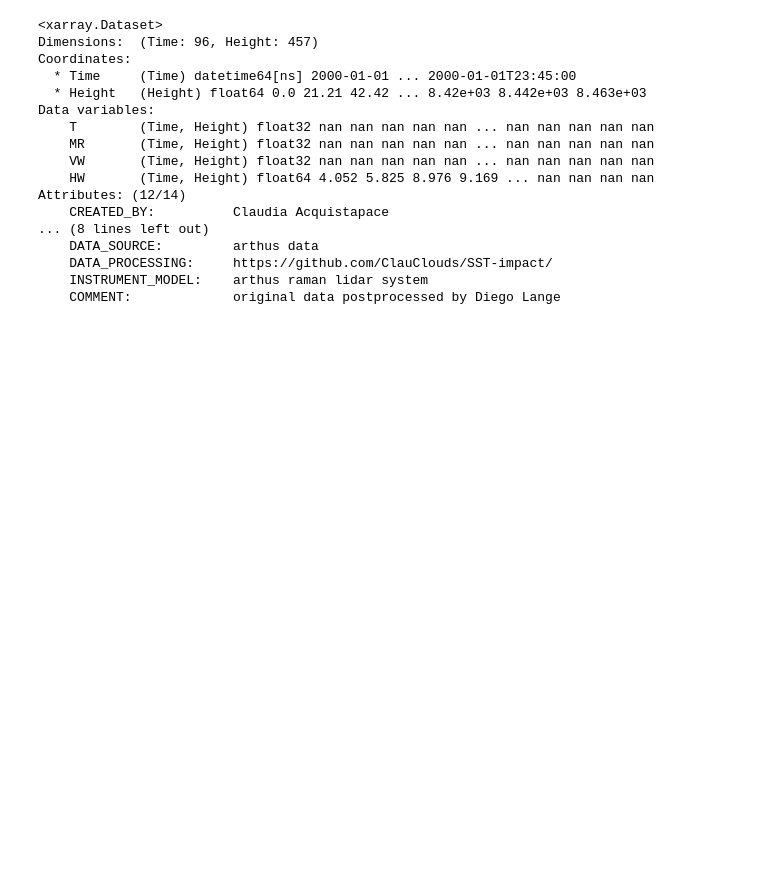
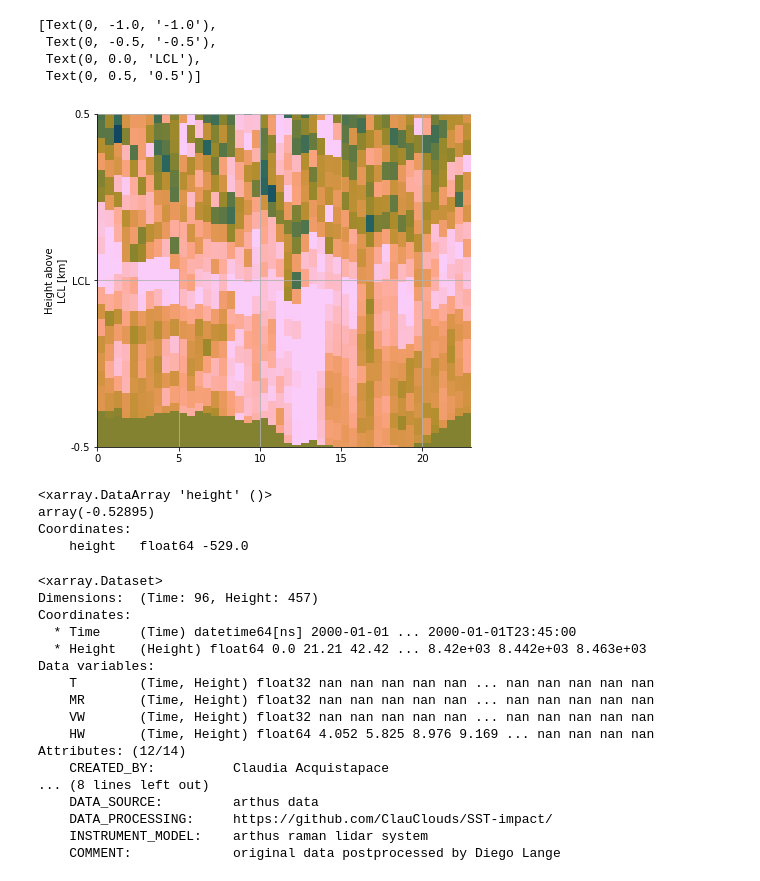
Before and after one commit to ClauClouds/rain_paper_QJRMS, a Jupyter notebook: figures/plot_test.ipynb, the cells around one changed output. Cells and saved outputs as stored; diff of their text form; code cells hidden in the pictures; blank space fills up the shorter version.

```diff
--- a/figures/plot_test.ipynb
+++ b/figures/plot_test.ipynb
@@ -36,3 +296,56 @@ def convert_local_time_and_reorder_for_time_hh_mm(data):
+# %%
+import matplotlib.colors as mcolors
+from mpl_style import CMAP, COLOR_CONGESTUS, COLOR_SHALLOW
+from matplotlib.colors import ListedColormap
+none_map = ListedColormap(['none'])
+fig, axes = plt.subplots(figsize=(6, 5), constrained_layout=True)
+
+mask_T = np.ma.masked_where(SF_lcl.values > 0, SF_lcl.values)
+
+kwargs = dict(shading="nearest", cmap=CMAP)
+im = axes.pcolormesh(
+    pd.to_datetime(SF_lcl.time.values).hour,
+    SF_lcl.height * 1e-3,
+    SF_lcl.T,
+    vmin=-20,
+    vmax=20,
+    **kwargs
+)
+axes.set_ylabel("Height above\nLCL [km]")
+
+cs = axes.contourf(pd.to_datetime(SF_lcl.time.values).hour,
+    SF_lcl.height.values* 1e-3,
+    mask_T.T,
+    hatches='//',
+    cmap='Greys', extend='both', alpha=0.5)
+
+axes.set_yticks(np.arange(-1, 1, 0.5))
+axes.set_ylim(-0.5, 0.5)
+
+# shallow axis
+axes.set_yticklabels([-1., -0.5, "LCL", 0.5])
+#axes.set_ylim(
+#    [
+#        SF_lcl.height.isel(
+#            height=SF_lcl.any("time").values.argmax()
+#        )
+#        * 1e-3,
+#        0.3,
+#    ]
+#)
+# %% [output]
+[Text(0, -1.0, '-1.0'),
+ Text(0, -0.5, '-0.5'),
+ Text(0, 0.0, 'LCL'),
+ Text(0, 0.5, '0.5')]
+[figure, added]
+# %%
+print(SF_lcl.height.isel(height=SF_lcl.any("time").values.argmax())* 1e-3)
+# %% [output]
+<xarray.DataArray 'height' ()>
+array(-0.52895)
+Coordinates:
+    height   float64 -529.0
 # %%
 path_to_file = '/work/4sibylle/diurnal_cycle_arthus/5_mins/diurnal_cycle/'
 
```
Also changed, not shown: parts of 6 cells of this notebook.
